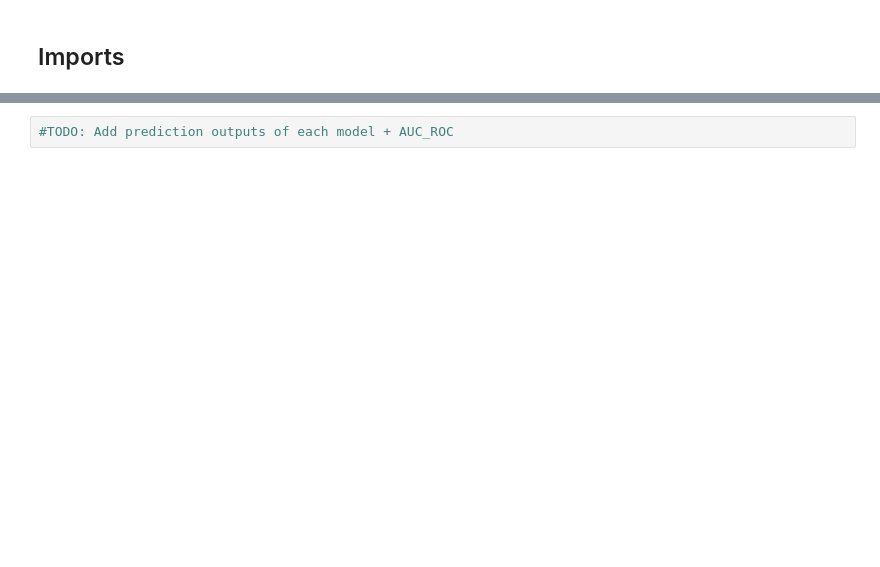
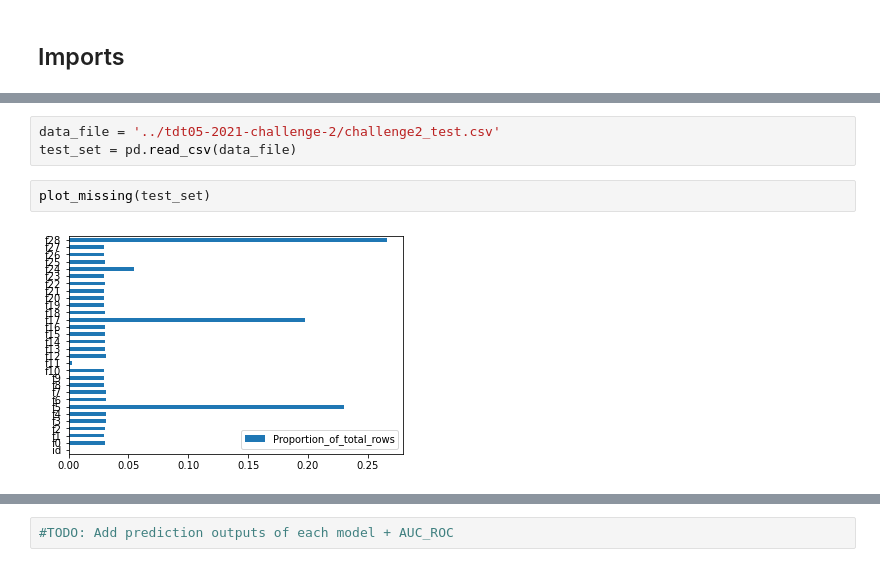
Before and after one commit to AdrianLangseth/Practical_ML, a Jupyter notebook: Report.ipynb, the cells around one changed output, grey strips where cells are left out. Drawn from its saved outputs; the diff is of its cells as text; blank space fills up the shorter version.

```diff
--- a/Report.ipynb
+++ b/Report.ipynb
@@ -33,0 +92,7 @@ In this report, the process and result of creating a machine learning model to p
+# %%
+data_file = '../tdt05-2021-challenge-2/challenge2_test.csv'
+test_set = pd.read_csv(data_file)
+# %%
+plot_missing(test_set)
+# %% [output]
+[figure, added]
```
Also changed, not shown: parts of 76 cells of this notebook.
